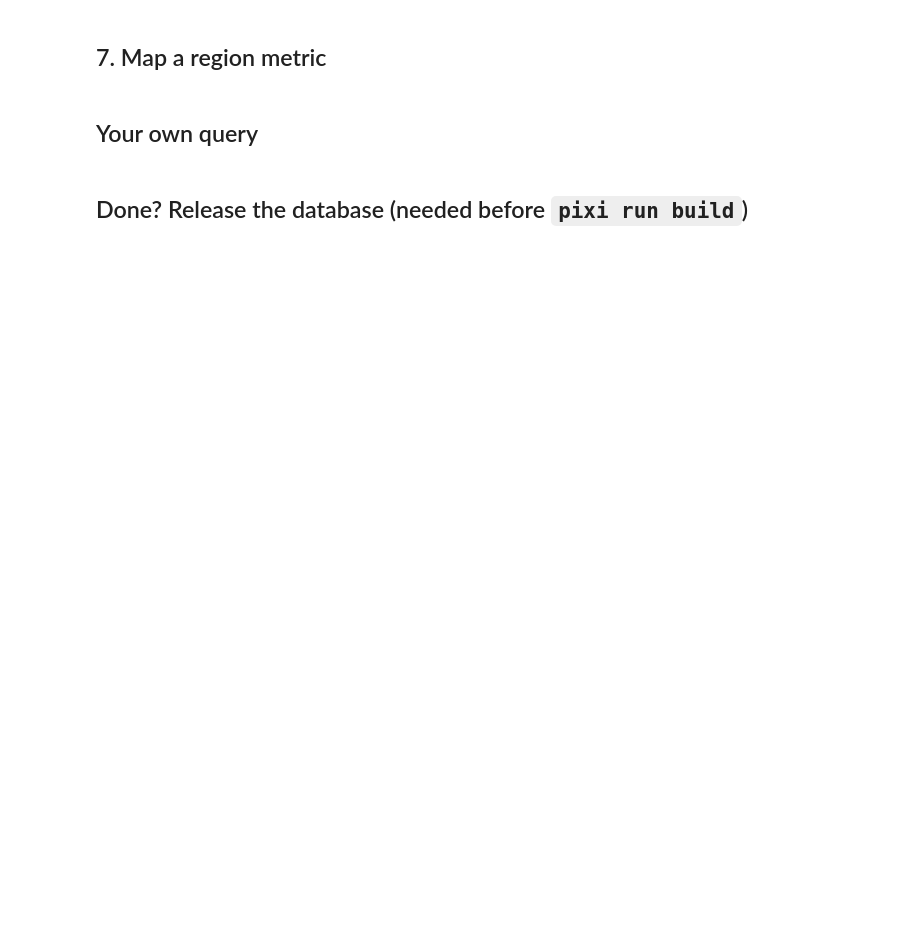
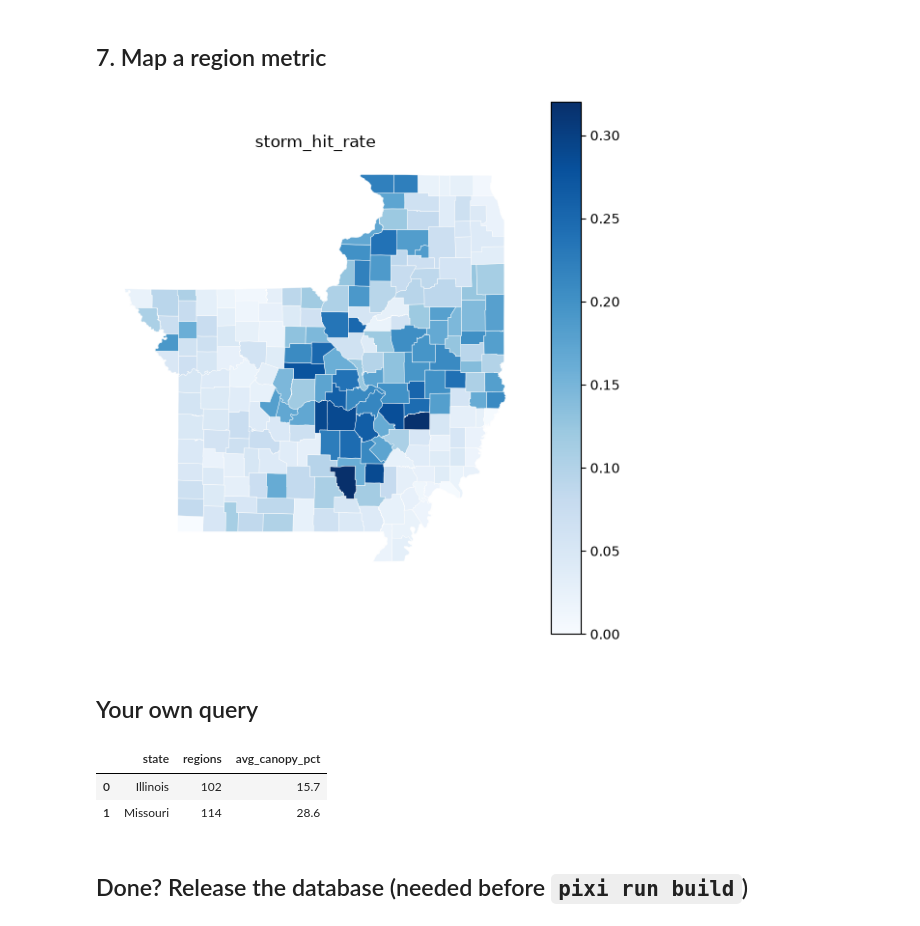
Before and after one commit to UgoBruzadin/storm-outage-risk, a Jupyter notebook: notebooks/explore_warehouse.ipynb, the cells around one changed output. Cells and saved outputs as stored; diff of their text form; code cells hidden in the pictures; blank space fills up the shorter version.

```diff
--- a/notebooks/explore_warehouse.ipynb
+++ b/notebooks/explore_warehouse.ipynb
@@ -28,7 +28,7 @@ con = duckdb.connect(str(ROOT / "data" / "warehouse.duckdb"), read_only=True)
 
 
 def q(sql):
-    """Run SQL, get a DataFrame:  q("SELECT * FROM marts.mart_mo_il__region_resilience LIMIT 5")"""
+    """Run SQL, get a DataFrame:  q("SELECT * FROM marts.mart_study__region_resilience LIMIT 5")"""
     return con.sql(sql).df()
 # %% [markdown]
 ## 1. Every table, with row counts
@@ -125,22 +223,28 @@ d.groupby("outage").value.describe().round(2)
 # %% [markdown]
 ## 7. Map a region metric
 # %%
-METRIC = "storm_hit_rate"   # any column of marts.mart_mo_il__region_resilience
-shapes = gpd.read_parquet(ROOT / "data" / "raw" / "geo" / "regions_mo_il.parquet")
-metric = q(f"SELECT region_fips, {METRIC} FROM marts.mart_mo_il__region_resilience")
+METRIC = "storm_hit_rate"   # any column of marts.mart_study__region_resilience
+shapes = gpd.read_parquet(ROOT / "data" / "raw" / "geo" / "regions_study.parquet")
+metric = q(f"SELECT region_fips, {METRIC} FROM marts.mart_study__region_resilience")
 ax = shapes.merge(metric, on="region_fips").plot(column=METRIC, cmap="Blues", legend=True, figsize=(7, 8),
                                                  edgecolor="white", linewidth=0.3)
 ax.set_axis_off()
 ax.set_title(METRIC)
 plt.show()
+# %% [output]
+[figure, added]
 # %% [markdown]
 ## Your own query
 # %%
 q("""
     SELECT state, count(*) AS regions, round(avg(canopy_mean_pct), 1) AS avg_canopy_pct
-    FROM intermediate.int_mo_il__regions
+    FROM intermediate.int_study__regions
     GROUP BY state
 """)
+# %% [output]
+|  | state | regions | avg_canopy_pct |
+| 0 | Illinois | 102 | 15.7 |
+| 1 | Missouri | 114 | 28.6 |
 # %% [markdown]
 ## Done? Release the database (needed before `pixi run build`)
 # %%
```
Also changed, not shown: parts of 6 cells of this notebook, 35 other files.
